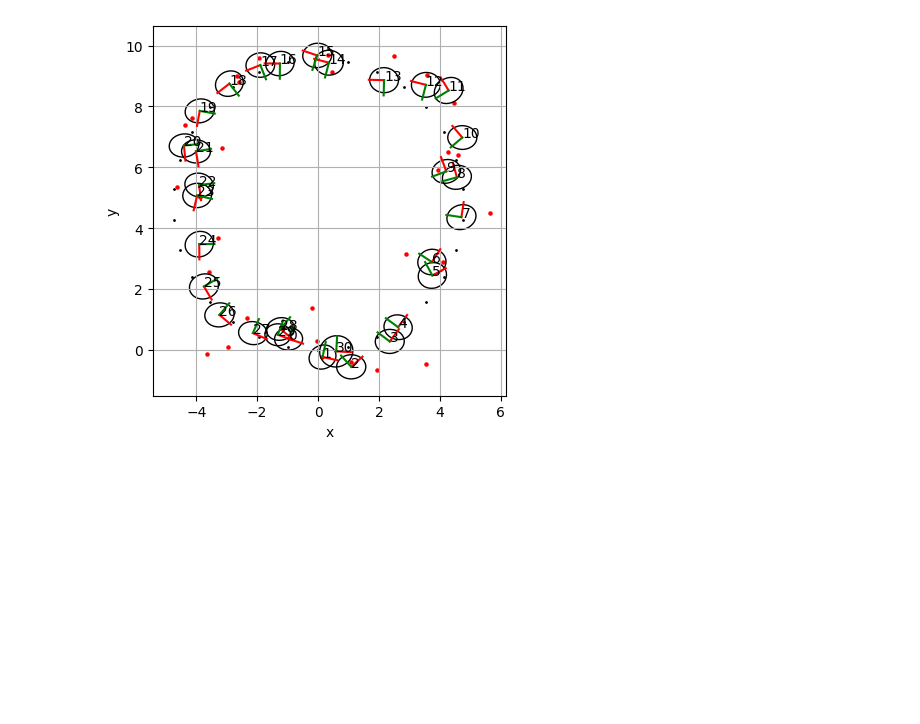
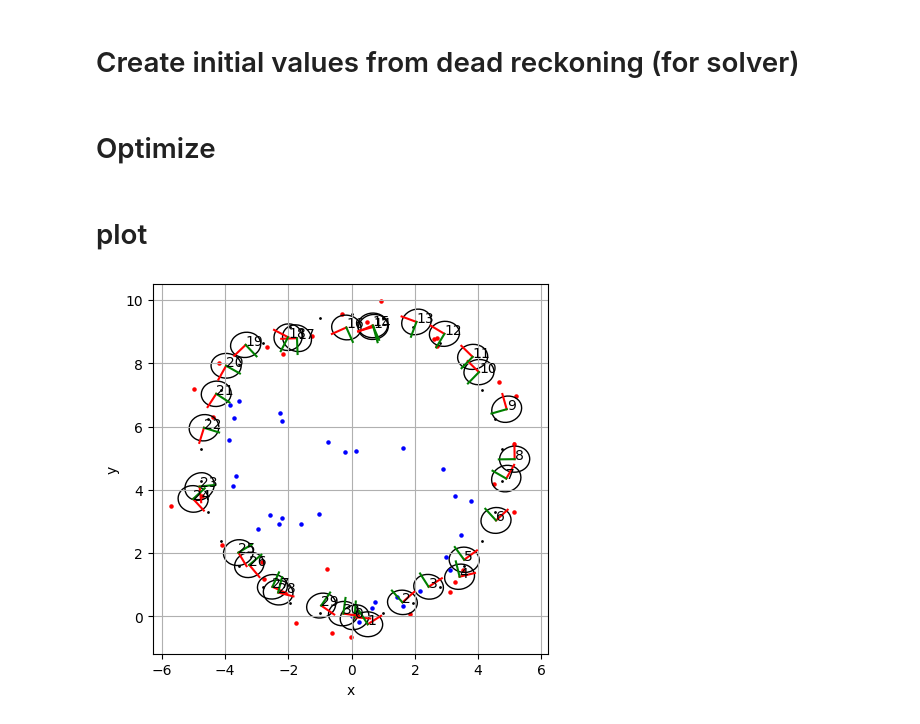
Before and after one commit to AlonSpinner/Hocky-DIsk, a Jupyter notebook: Summer_Tutorials/04/SLAM.ipynb, the cells around one changed output. Saved outputs shown, nothing was run; the diff lists cells and outputs as text; code cells hidden in the pictures; blank space fills up the shorter version.

Commit message:
added graph

```diff
--- a/Summer_Tutorials/04/SLAM.ipynb
+++ b/Summer_Tutorials/04/SLAM.ipynb
@@ -65,4 +75,4 @@ for i, (u_i, z_ip1) in enumerate(zip(history["u"],history["z"])):
                                  [X(i+1)],
                                  partial(error_gps, z_ip1)))
 
-graph.add(gtsam.BetweenFactorPose2(X(i), X(0), gtsam.Pose2.Expmap(np.zeros(3)), GTSAM_COV_R))
+graph.add(gtsam.BetweenFactorPose2(X(i+1), X(0), gtsam.Pose2.Expmap(np.zeros(3)), GTSAM_COV_R))
@@ -69,3 +88,5 @@ graph.add(gtsam.BetweenFactorPose2(X(i), X(0), gtsam.Pose2.Expmap(np.zeros(3)),
+# %% [markdown]
+# Create initial values from dead reckoning (for solver)
 # %%
 p_dr = history["gt"][0]
 history["dr"] = [p_dr] #add dead reckoning to history dictionary for later plots
@@ -79,27 +100,32 @@ for i, u_i in enumerate(history["u"]):
     initial_estimate.insert(X(i+1), p_dr)
 
     history["dr"].append(p_dr)
+# %% [markdown]
+# Optimize
 # %%
 params = gtsam.LevenbergMarquardtParams()
 optimizer = gtsam.LevenbergMarquardtOptimizer(graph, initial_estimate,params)
 
 result = optimizer.optimize()
 marginals = gtsam.Marginals(graph, result)
+# %% [markdown]
+# plot
 # %%
 fig = plt.figure()
 ax = fig.add_subplot(111)
 ax.set_xlabel('x'); ax.set_ylabel('y');
 ax.set_aspect('equal'); ax.grid()
 
 for p_gt in history["gt"]:
     ax.scatter(p_gt.x(), p_gt.y(), color = 'k', s = 1)
 for z in history["z"]:
     ax.scatter(z[0],z[1],color='r', s = 5)
 
-for i in range(len(history["dr"])):
+for i, p_dr in enumerate(history["dr"]):
     p_est = result.atPose2(X(i))
     p_est_cov = marginals.marginalCovariance(X(i))
     plot_pose(ax, p_est, p_est_cov, 0.5)
     ax.text(p_est.x(),p_est.y(), i)
+    ax.scatter(p_dr.x(), p_dr.y(), color = 'b', s = 5)
 # %% [output]
-[figure, old version]
+[figure, new version]
```
Also changed, not shown: parts of 7 cells of this notebook, 4 other files.
